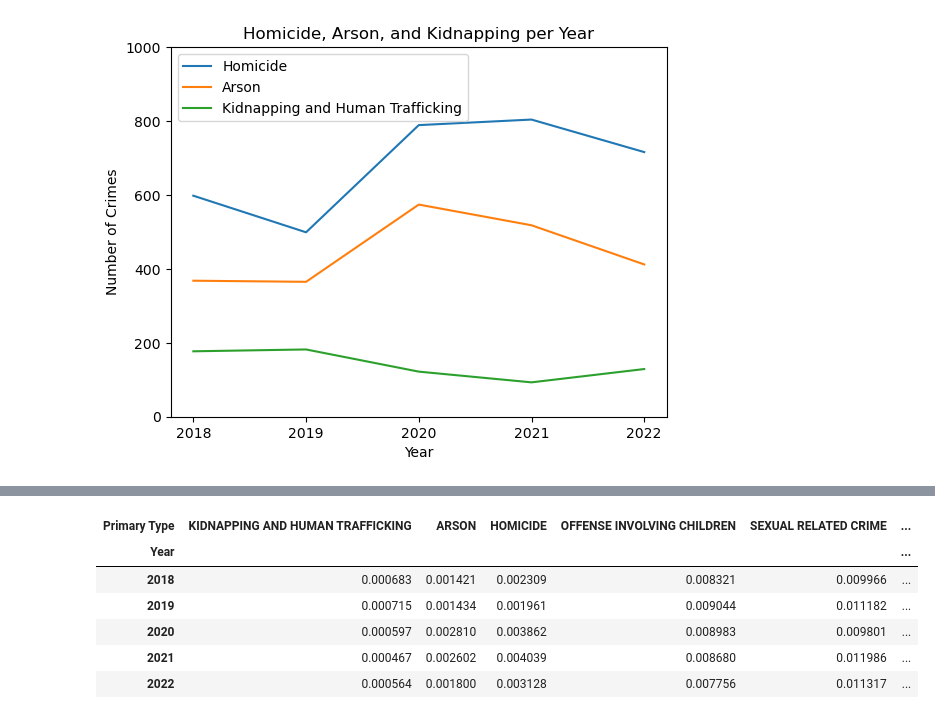
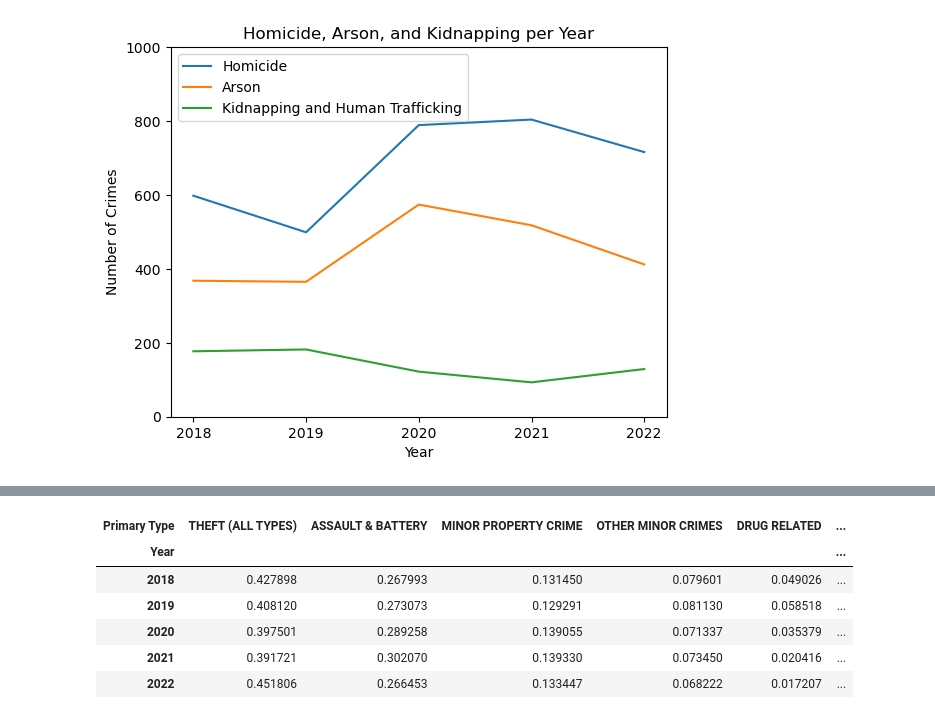
Before and after one commit to jmpealy/project1, a Jupyter notebook: time_series_charts/time_series_charts.ipynb, the cells around one changed output, grey strips where cells are left out. Cells and saved outputs as stored; diff of their text form; code cells hidden in the pictures.

```diff
--- a/time_series_charts/time_series_charts.ipynb
+++ b/time_series_charts/time_series_charts.ipynb
@@ -9,7 +9,7 @@ from pathlib import Path
 # %%
 # Read in cleaned data from csv
 
-crime_data_csv = Path("../../chicago_crimes_all_cleaned.csv")
+crime_data_csv = Path("../../chicago_crimes_all_cleaned_final.csv")
 
 crime_df = pd.read_csv(crime_data_csv)
 
@@ -240,18 +256,18 @@ year_totals
 # %%
 # Create new data frame with the proportion by category by year
 
 year_proportions = pd.crosstab(index=crime_df['Year'], columns=crime_df['Primary Type'], normalize="index")
 
 # Clean new data frame to put in same order as above bar chart
 
-year_proportions = year_proportions[["KIDNAPPING AND HUMAN TRAFFICKING", "ARSON", "HOMICIDE", "OFFENSE INVOLVING CHILDREN", "SEXUAL RELATED CRIME",
-                           "WEAPONS RELATED CRIME", "DRUG RELATED", "OTHER MINOR CRIMES", "MINOR PROPERTY CRIME", "ASSAULT & BATTERY", "THEFT (ALL TYPES)"]]
+year_proportions = year_proportions[["THEFT (ALL TYPES)", "ASSAULT & BATTERY", "MINOR PROPERTY CRIME", "OTHER MINOR CRIMES", "DRUG RELATED", "WEAPONS RELATED CRIME",
+                                     "SEXUAL RELATED CRIME", "OFFENSE INVOLVING CHILDREN", "HOMICIDE", "ARSON", "KIDNAPPING AND HUMAN TRAFFICKING"]]
 year_proportions
 # %% [output]
-| Primary Type | KIDNAPPING AND HUMAN TRAFFICKING | ARSON | HOMICIDE | OFFENSE INVOLVING CHILDREN | SEXUAL RELATED CRIME | ... |
+| Primary Type | THEFT (ALL TYPES) | ASSAULT & BATTERY | MINOR PROPERTY CRIME | OTHER MINOR CRIMES | DRUG RELATED | ... |
 | Year |  |  |  |  |  | ... |
-| 2018 | 0.000683 | 0.001421 | 0.002309 | 0.008321 | 0.009966 | ... |
-| 2019 | 0.000715 | 0.001434 | 0.001961 | 0.009044 | 0.011182 | ... |
-| 2020 | 0.000597 | 0.002810 | 0.003862 | 0.008983 | 0.009801 | ... |
-| 2021 | 0.000467 | 0.002602 | 0.004039 | 0.008680 | 0.011986 | ... |
-| 2022 | 0.000564 | 0.001800 | 0.003128 | 0.007756 | 0.011317 | ... |
+| 2018 | 0.427898 | 0.267993 | 0.131450 | 0.079601 | 0.049026 | ... |
+| 2019 | 0.408120 | 0.273073 | 0.129291 | 0.081130 | 0.058518 | ... |
+| 2020 | 0.397501 | 0.289258 | 0.139055 | 0.071337 | 0.035379 | ... |
+| 2021 | 0.391721 | 0.302070 | 0.139330 | 0.073450 | 0.020416 | ... |
+| 2022 | 0.451806 | 0.266453 | 0.133447 | 0.068222 | 0.017207 | ... |
```
Also changed, not shown: parts of 17 cells of this notebook, 12 other files.
